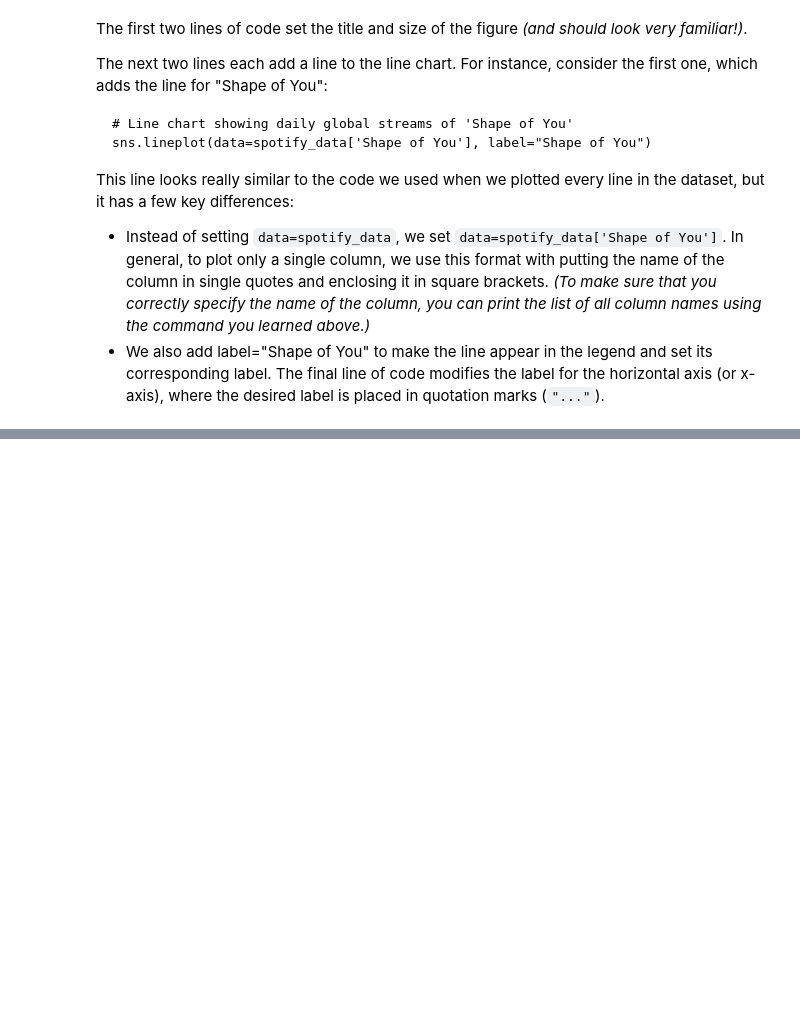
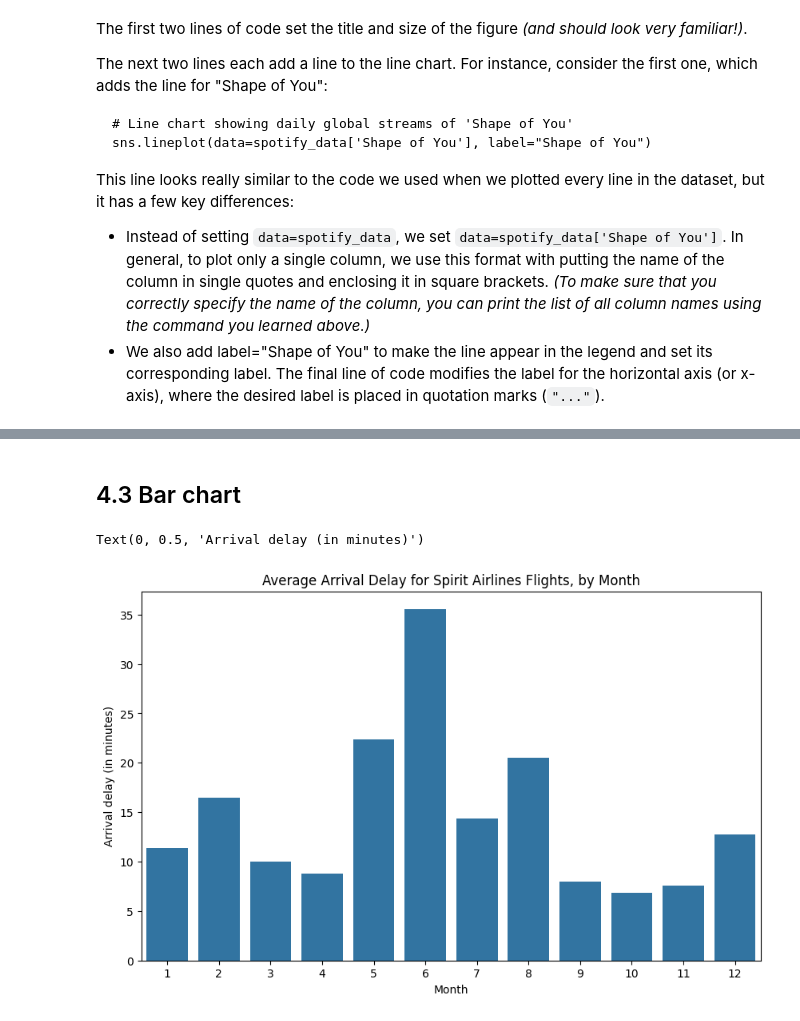
Before and after one commit to c1amilo/ml_course, a Jupyter notebook: visualizations.ipynb, the cells around one changed output, grey strips where cells are left out. Saved outputs shown, nothing was run; the diff lists cells and outputs as text; code cells hidden in the pictures; blank space fills up the shorter version.

Commit message:
headmaps and bar charts

```diff
--- a/visualizations.ipynb
+++ b/visualizations.ipynb
@@ -141,0 +154,3 @@ The final line of code modifies the label for the horizontal axis (or x-axis), w
+# %%
+flight_filepath = r'datasets\flight_delays\flight_delays.csv'
+flight_data = pd.read_csv(flight_filepath, index_col='Month')
@@ -141,0 +174,11 @@ The final line of code modifies the label for the horizontal axis (or x-axis), w
+# %% [markdown]
+## 4.3 Bar chart
+# %%
+plt.figure(figsize=(10,6))
+plt.title("Average Arrival Delay for Spirit Airlines Flights, by Month")
+
+sns.barplot(x=flight_data.index, y=flight_data['NK'])
+plt.ylabel("Arrival delay (in minutes)")
+# %% [output]
+Text(0, 0.5, 'Arrival delay (in minutes)')
+[figure, added]
```
Also changed, not shown: parts of 18 cells of this notebook.
